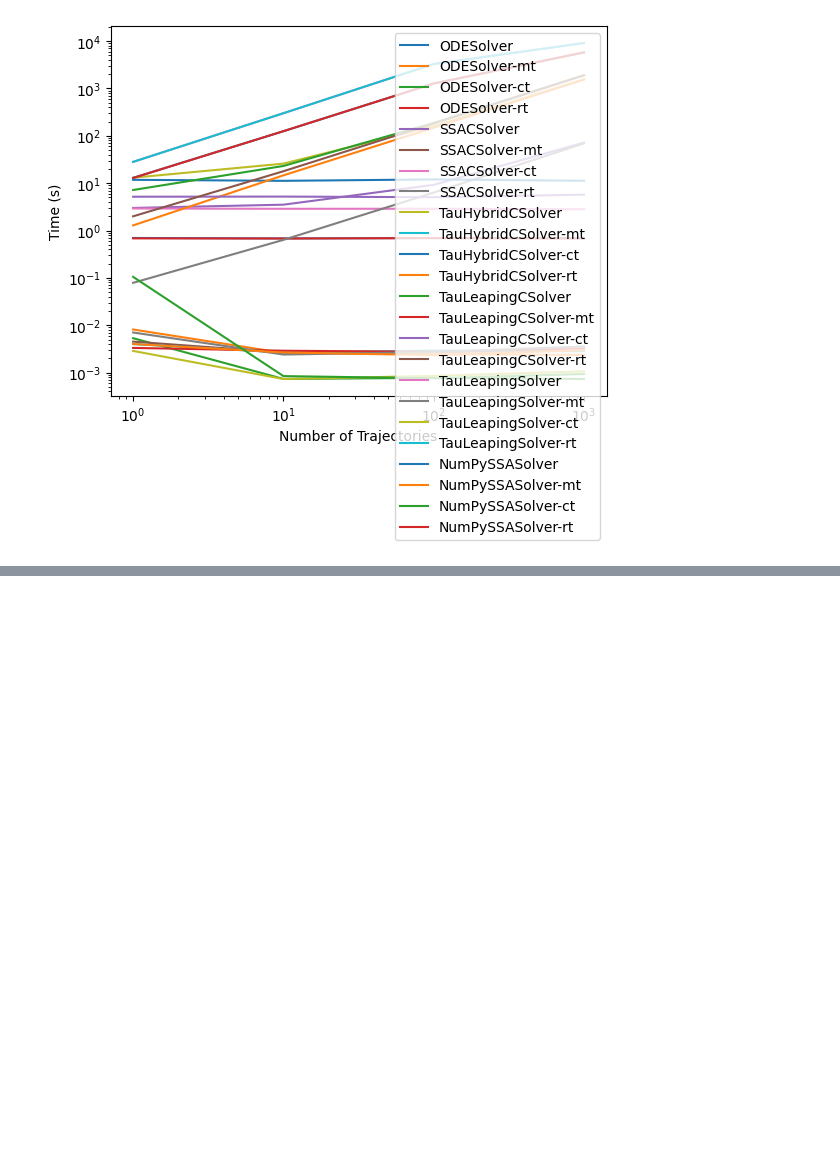
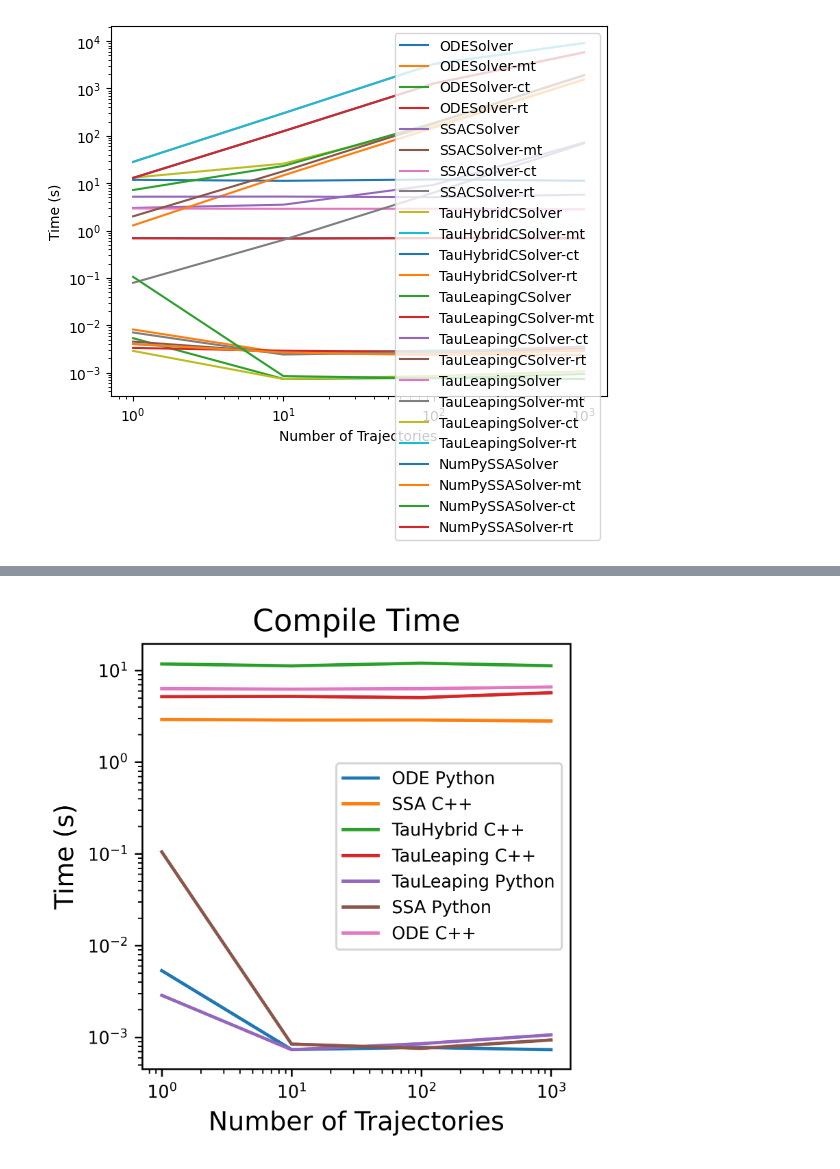
Before and after one commit to GillesPy2/GillesPy2_paper, a Jupyter notebook: performance/Vilar_Oscillator.ipynb, the cells around one changed output, grey strips where cells are left out. Saved outputs shown, nothing was run; the diff lists cells and outputs as text; code cells hidden in the pictures; blank space fills up the shorter version.

```diff
--- a/performance/Vilar_Oscillator.ipynb
+++ b/performance/Vilar_Oscillator.ipynb
@@ -287,0 +392,4 @@ for ky in ['mt','ct','rt','tt']:
+# %%
+plot_timing_dataPROD('ct')
+# %% [output]
+[figure, added]
```
Also changed, not shown: parts of 11 cells of this notebook, 4 other files.
